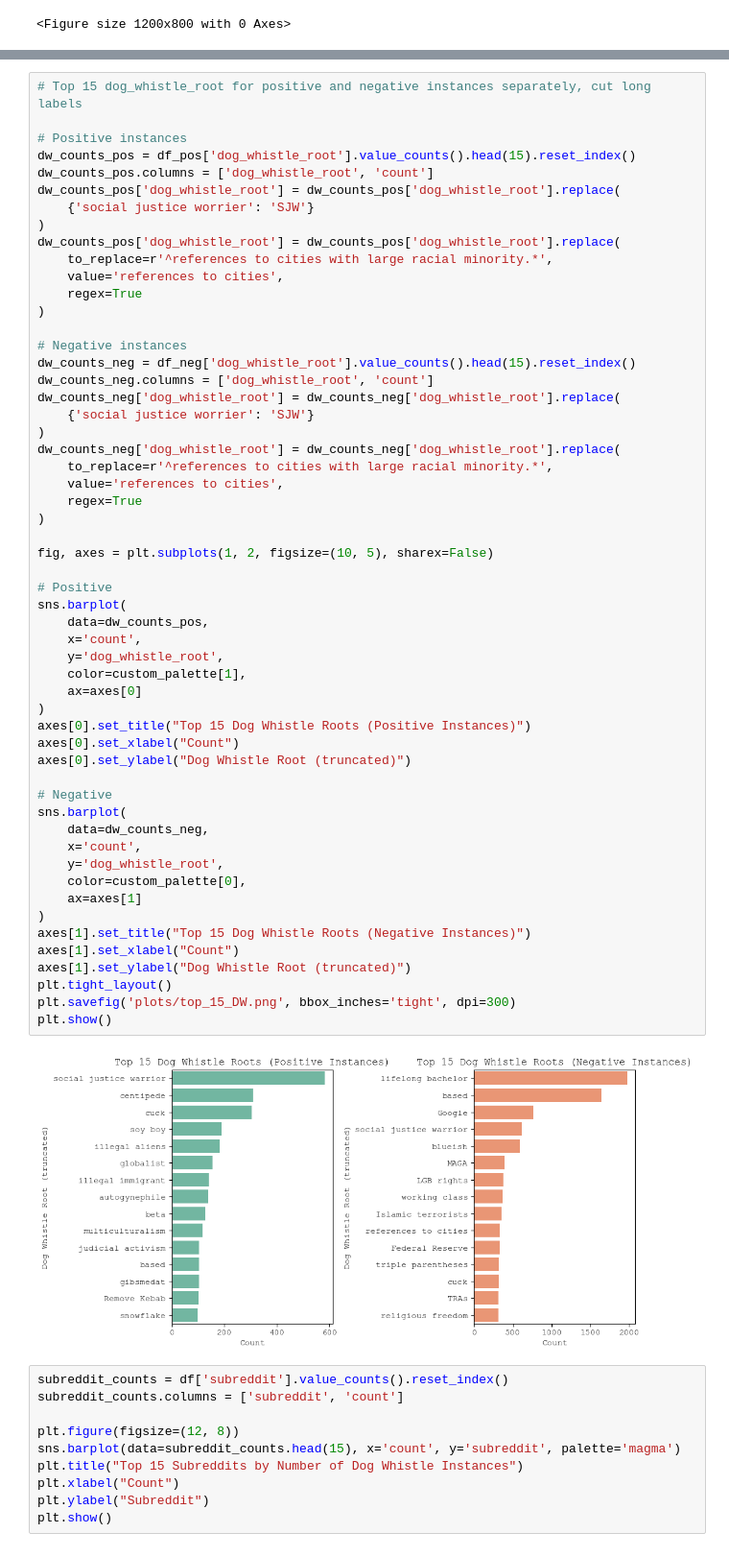
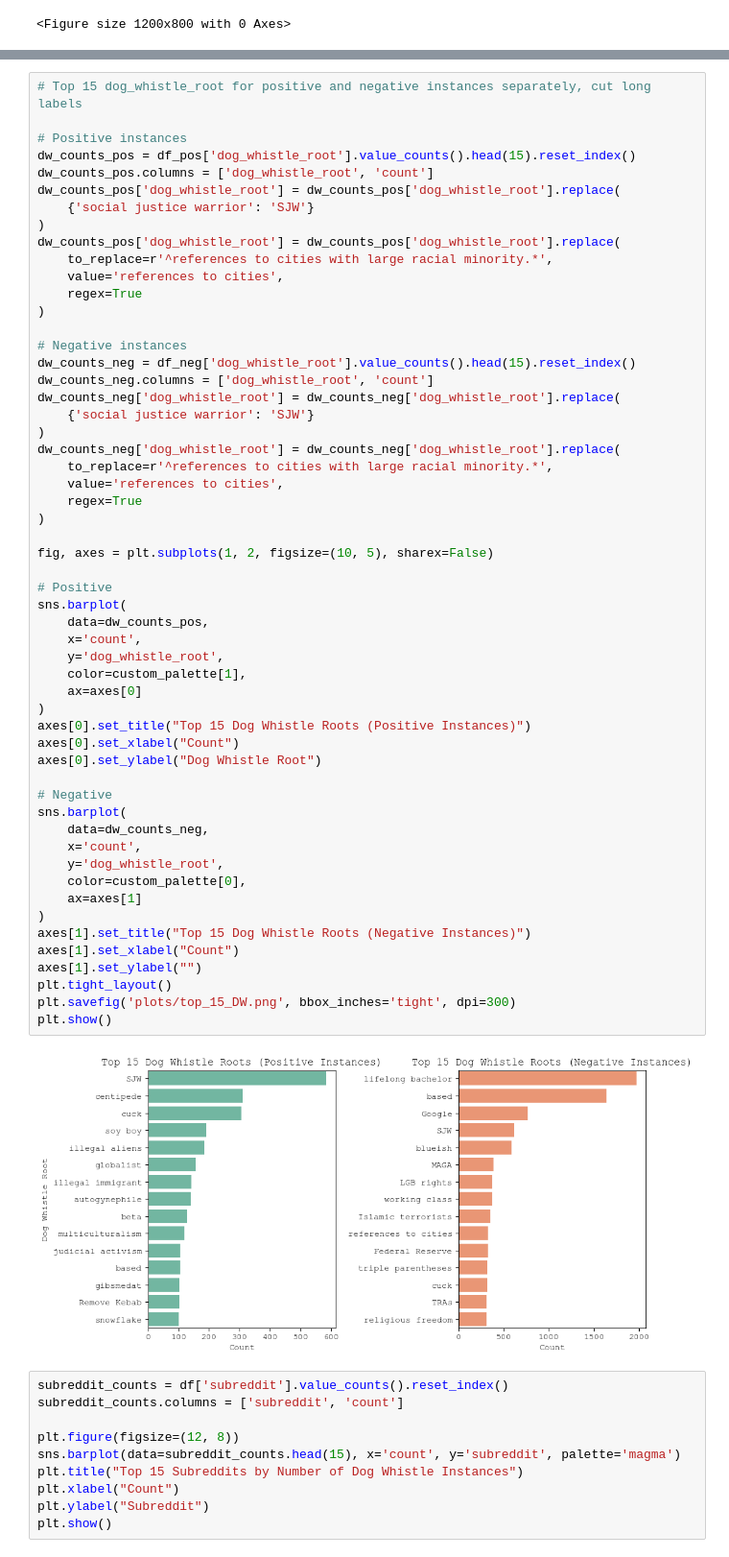
Before and after one commit to lino-zurmuehl/Master_Thesis_Dogwhistle, a Jupyter notebook: preprocessing/EDA.ipynb, the cells around one changed output, grey strips where cells are left out. Shown at 96% size. Saved outputs shown, nothing was run; the diff lists cells and outputs as text.

```diff
--- a/EDA.ipynb
+++ b/preprocessing/EDA.ipynb
@@ -240,7 +259,7 @@ plt.show()
 dw_counts_pos = df_pos['dog_whistle_root'].value_counts().head(15).reset_index()
 dw_counts_pos.columns = ['dog_whistle_root', 'count']
 dw_counts_pos['dog_whistle_root'] = dw_counts_pos['dog_whistle_root'].replace(
-    {'social justice worrier': 'SJW'}
+    {'social justice warrior': 'SJW'}
 )
 dw_counts_pos['dog_whistle_root'] = dw_counts_pos['dog_whistle_root'].replace(
     to_replace=r'^references to cities with large racial minority.*',
@@ -252,7 +271,7 @@ dw_counts_pos['dog_whistle_root'] = dw_counts_pos['dog_whistle_root'].replace(
 dw_counts_neg = df_neg['dog_whistle_root'].value_counts().head(15).reset_index()
 dw_counts_neg.columns = ['dog_whistle_root', 'count']
 dw_counts_neg['dog_whistle_root'] = dw_counts_neg['dog_whistle_root'].replace(
-    {'social justice worrier': 'SJW'}
+    {'social justice warrior': 'SJW'}
 )
 dw_counts_neg['dog_whistle_root'] = dw_counts_neg['dog_whistle_root'].replace(
     to_replace=r'^references to cities with large racial minority.*',
@@ -260,36 +279,36 @@ dw_counts_neg['dog_whistle_root'] = dw_counts_neg['dog_whistle_root'].replace(
     regex=True
 )
 
 fig, axes = plt.subplots(1, 2, figsize=(10, 5), sharex=False)
 
 # Positive
 sns.barplot(
     data=dw_counts_pos,
     x='count',
     y='dog_whistle_root',
     color=custom_palette[1],
     ax=axes[0]
 )
 axes[0].set_title("Top 15 Dog Whistle Roots (Positive Instances)")
 axes[0].set_xlabel("Count")
-axes[0].set_ylabel("Dog Whistle Root (truncated)")
+axes[0].set_ylabel("Dog Whistle Root")
 
 # Negative
 sns.barplot(
     data=dw_counts_neg,
     x='count',
     y='dog_whistle_root',
     color=custom_palette[0],
     ax=axes[1]
 )
 axes[1].set_title("Top 15 Dog Whistle Roots (Negative Instances)")
 axes[1].set_xlabel("Count")
-axes[1].set_ylabel("Dog Whistle Root (truncated)")
+axes[1].set_ylabel("")
 plt.tight_layout()
 plt.savefig('plots/top_15_DW.png', bbox_inches='tight', dpi=300)
 plt.show()
 # %% [output]
-[figure, old version]
+[figure, new version]
 # %%
 subreddit_counts = df['subreddit'].value_counts().reset_index()
 subreddit_counts.columns = ['subreddit', 'count']
```
Also changed, not shown: parts of 4 cells of this notebook, 38 other files.
